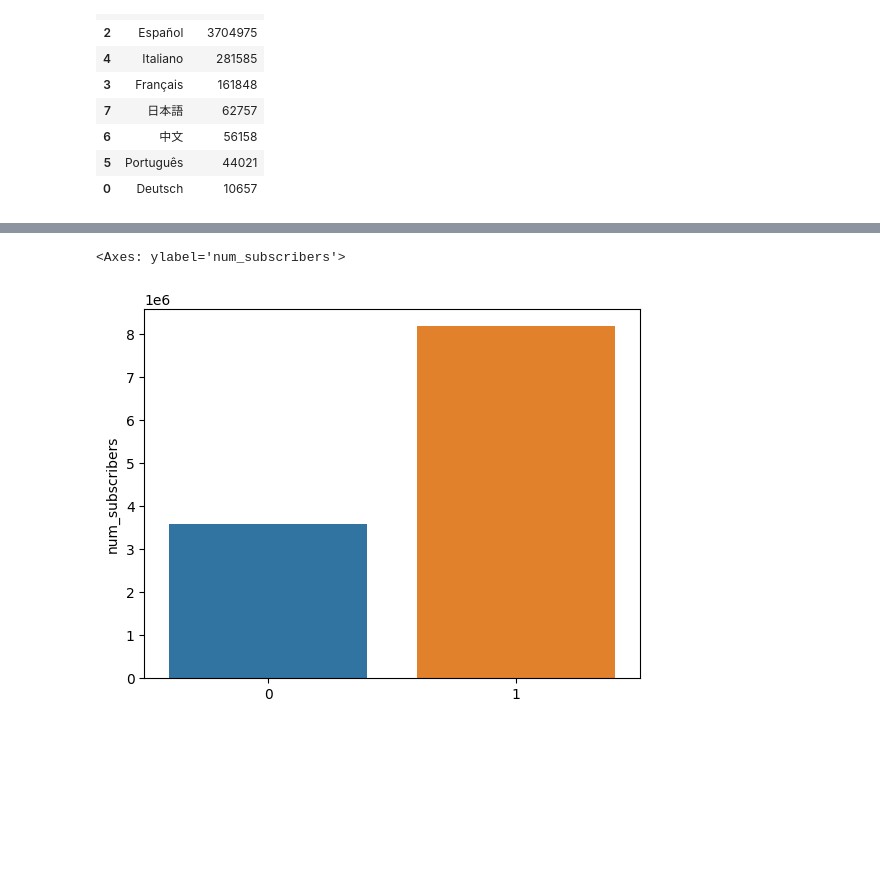
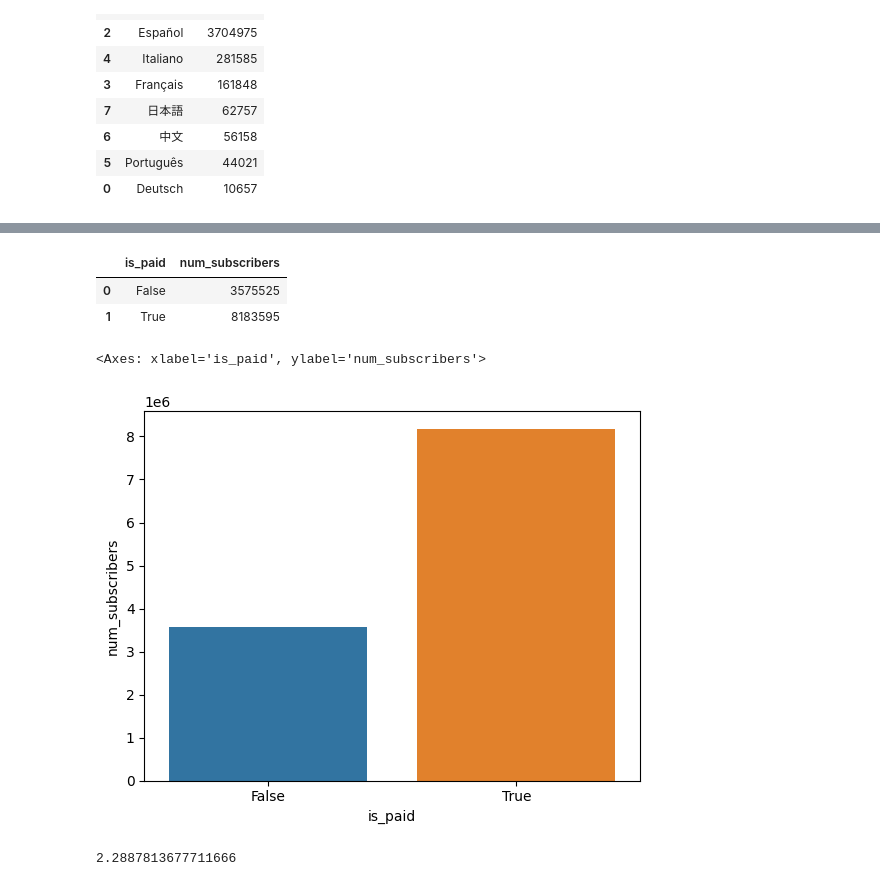
Before and after one commit to octa-acostamonti/MOOCs-Analyisis, a Jupyter notebook: EDA.ipynb, the cells around one changed output, grey strips where cells are left out. Drawn from its saved outputs; the diff is of its cells as text; code cells hidden in the pictures; blank space fills up the shorter version.

```diff
--- a/EDA.ipynb
+++ b/EDA.ipynb
@@ -478,11 +547,15 @@ udemy_paid = udemy[["is_paid","num_subscribers"]]
 # %%
 udemy_paid = udemy_paid.groupby(by="is_paid")["num_subscribers"].sum()
 # %%
-udemy_paid = pd.DataFrame(udemy_paid)
+udemy_paid = udemy_paid.to_frame().reset_index()
 # %%
-udemy_paid = udemy_paid.reset_index()
+udemy_paid
+# %% [output]
+|  | is_paid | num_subscribers |
+| 0 | False | 3575525 |
+| 1 | True | 8183595 |
 # %%
-sns.barplot(data=udemy_paid,x=udemy_paid.index,y="num_subscribers")
+sns.barplot(data=udemy_paid,x="is_paid",y="num_subscribers")
 # %% [output]
-<Axes: ylabel='num_subscribers'>
+<Axes: xlabel='is_paid', ylabel='num_subscribers'>
-[figure, old version]
+[figure, new version]
@@ -488,0 +570,4 @@ sns.barplot(data=udemy_paid,x=udemy_paid.index,y="num_subscribers")
+# %%
+(usuarios_pagos / usuarios_gratis)
+# %% [output]
+2.2887813677711666
```
Also changed, not shown: parts of 18 cells of this notebook.
